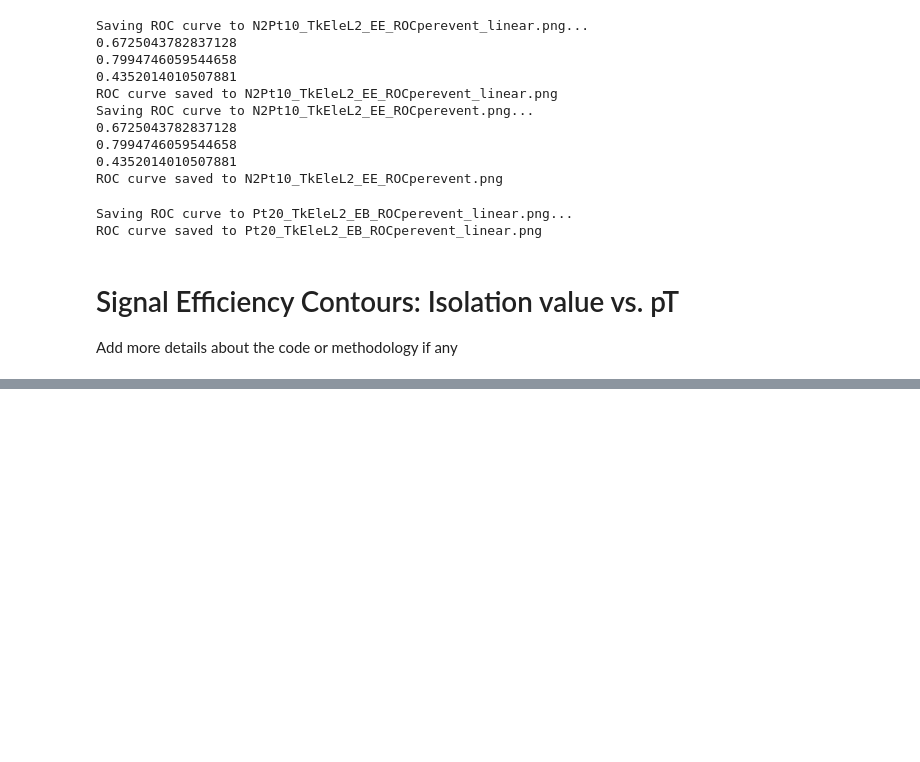
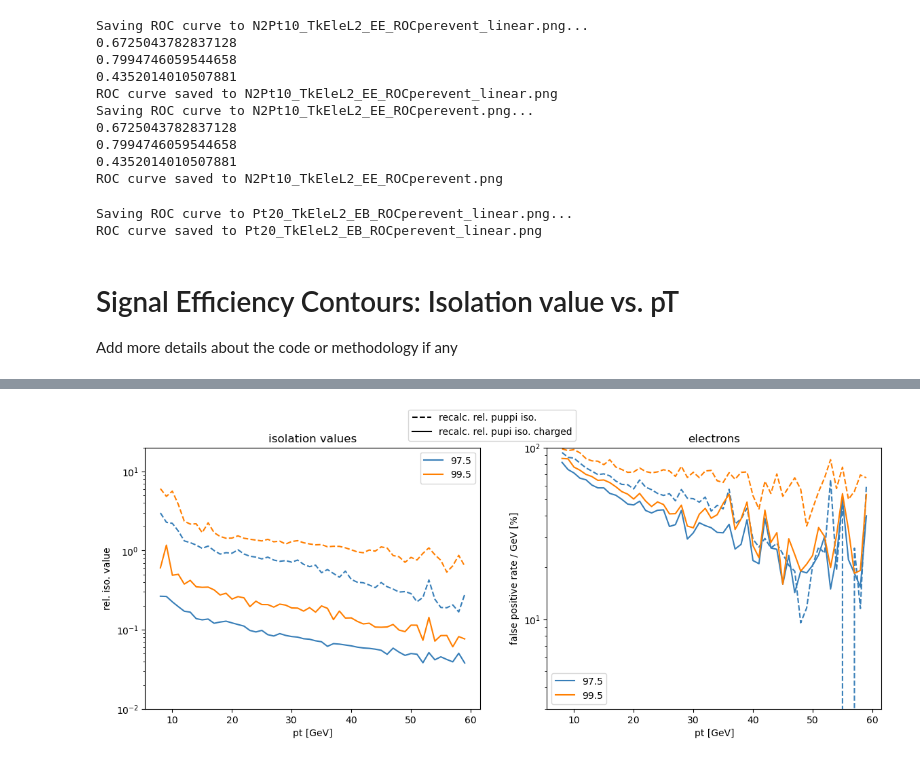
Before and after one commit to arsahasransu/asahasra-flat-table-analyser, a Jupyter notebook: make_roc_and_rate.ipynb, the cells around one changed output, grey strips where cells are left out. Cells and saved outputs as stored; diff of their text form; code cells hidden in the pictures; blank space fills up the shorter version.

```diff
--- a/make_roc_and_rate.ipynb
+++ b/make_roc_and_rate.ipynb
@@ -616,0 +819,6 @@ fig, ax = ptbinned_rate_analysis_by_signal_percentile_contours(eespt, eespiso, e
+# %%
+fig, ax = ptbinned_rate_analysis_by_signal_percentile_contours(ebspt, ebspreiso1, ebspreiso1c,
+                                                               ebbpt, ebbpreiso1, ebbpreiso1c,
+                                                               refl = "recalc. rel. puppi iso.", newl = "recalc. rel. pupi iso. charged", fprrange=(1e2, 3))
+# %% [output]
+[figure, added]
```
Also changed, not shown: parts of 19 cells of this notebook, 13 other files.
